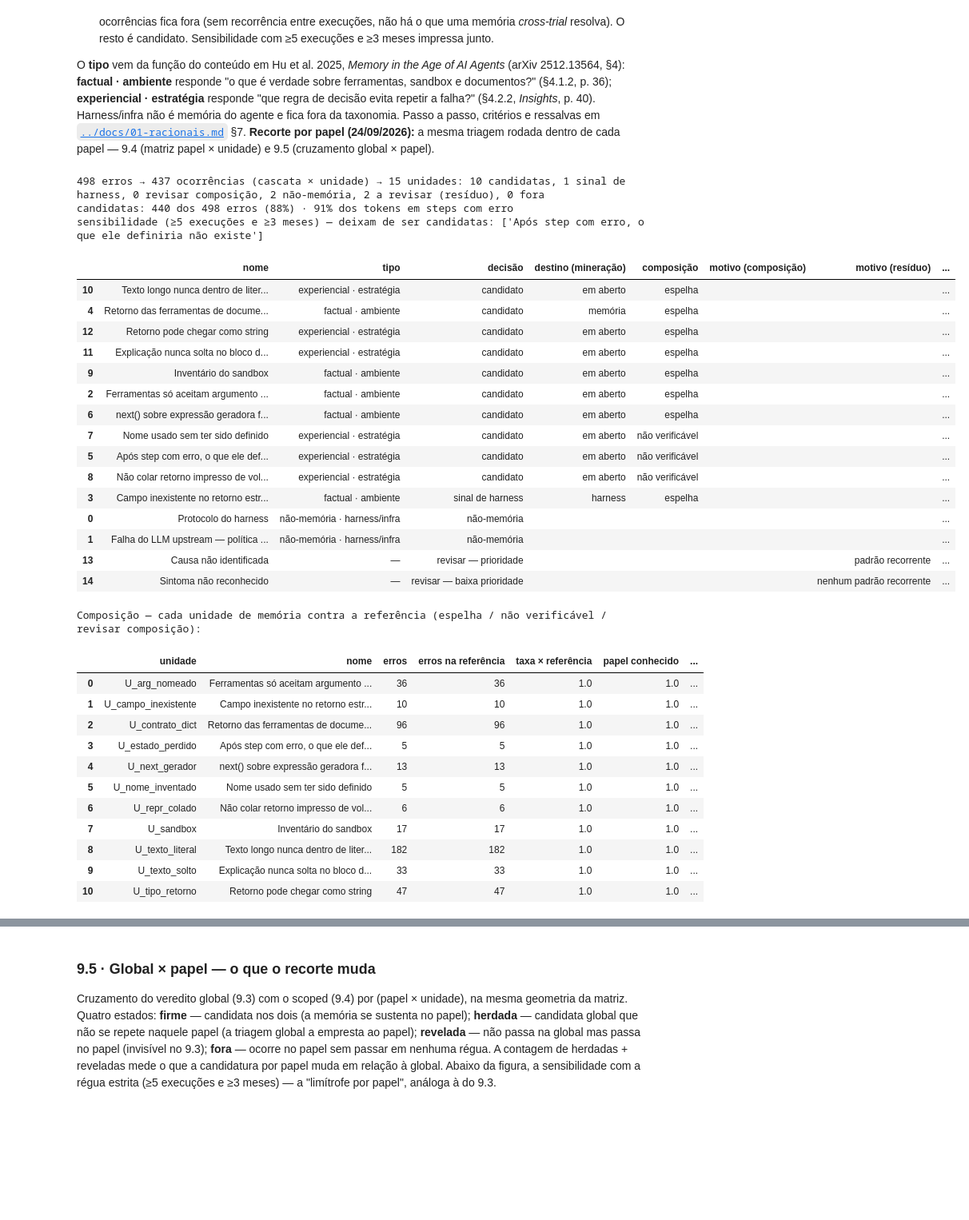
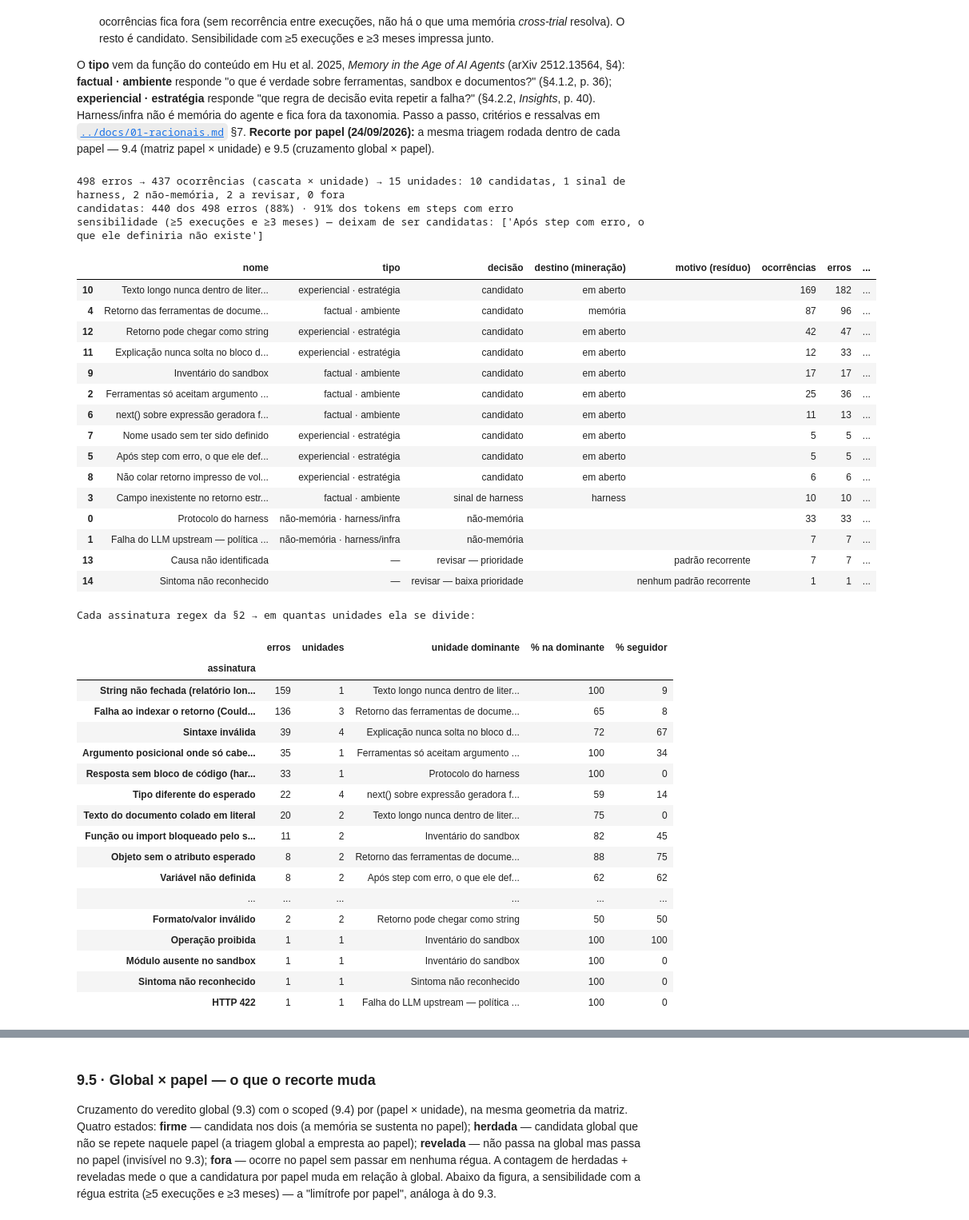
Before and after one commit to rc-ventura/memory_layer_ai_agents, a Jupyter notebook: analysis/2026-09-trace-law-flow/pipeline/analise_trace_esteira_juridica.ipynb, the cells around one changed output, grey strips where cells are left out. Shown at 80% size. Saved outputs shown, nothing was run; the diff lists cells and outputs as text; code cells hidden in the pictures; blank space fills up the shorter version.

```diff
--- a/analysis/2026-09-trace-law-flow/pipeline/analise_trace_esteira_juridica.ipynb
+++ b/analysis/2026-09-trace-law-flow/pipeline/analise_trace_esteira_juridica.ipynb
@@ -1338,12 +1338,7 @@ Do **sintoma** (a `assinatura` regex da §2) à **unidade de memória** (um cont
 O **tipo** vem da função do conteúdo em Hu et al. 2025, *Memory in the Age of AI Agents* (arXiv 2512.13564, §4): **factual · ambiente** responde "o que é verdade sobre ferramentas, sandbox e documentos?" (§4.1.2, p. 36); **experiencial · estratégia** responde "que regra de decisão evita repetir a falha?" (§4.2.2, *Insights*, p. 40). Harness/infra não é memória do agente e fica fora da taxonomia. Passo a passo, critérios e ressalvas em [`../docs/01-racionais.md`](../docs/01-racionais.md) §7. **Recorte por papel (24/09/2026):** a mesma triagem rodada dentro de cada papel — 9.4 (matriz papel × unidade) e 9.5 (cruzamento global × papel).
 # %%
 # 9.2 · Triagem, tabelas e exportação
-# composição (Ajuste 6): cada unidade de memória comparada com a base em que foi validada (referencia/composicao_base1.csv);
-# a que não espelha vai para "revisar composição". Na base 1, comparada consigo mesma, nenhuma cai lá.
-REF = carregar_referencia_composicao()
-assert REF is not None, "falta referencia/composicao_base1.csv — copie-a junto com o base_pipeline.py"
-COMP = comparar_composicao(EU, len(steps), REF)
-T = triagem(EU, n_steps=len(steps), referencia=REF)
+T = triagem(EU)
 TS = triagem(EU, 5, 3)
 ASS = pd.crosstab(EU["assinatura"], EU["unidade"])
 DOM = pd.DataFrame({"erros": ASS.sum(axis=1), "unidades": (ASS > 0).sum(axis=1),
@@ -1356,68 +1351,71 @@ cand = T[T["decisão"] == "candidato"]
 limitrofes = sorted(set(cand["nome"]) - set(TS.loc[TS["decisão"] == "candidato", "nome"]))
 print(f"{len(EU)} erros → {EU['ocorrencia'].nunique()} ocorrências (cascata × unidade) → {len(T)} unidades: "
       f"{len(cand)} candidatas, {(T['decisão'] == SINAL_HARNESS).sum()} sinal de harness, "
-      f"{(T['decisão'] == REVISAR_COMPOSICAO).sum()} revisar composição, {(T['decisão'] == 'não-memória').sum()} não-memória, "
-      f"{T['decisão'].isin([REVISAR_PRIORIDADE, REVISAR_BAIXA]).sum()} a revisar (resíduo), {T['decisão'].str.startswith('fora').sum()} fora")
+      f"{(T['decisão'] == 'não-memória').sum()} não-memória, "
+      f"{T['decisão'].str.startswith('revisar').sum()} a revisar, {T['decisão'].str.startswith('fora').sum()} fora")
 print(f"candidatas: {cand['erros'].sum()} dos {len(EU)} erros ({cand['erros'].sum() / len(EU):.0%}) · "
       f"{cand['tokens'].sum() / EU['tok_tot'].sum():.0%} dos tokens em steps com erro")
 print(f"sensibilidade (≥5 execuções e ≥3 meses) — deixam de ser candidatas: {limitrofes or 'nenhuma'}")
 display(T.drop(columns=["unidade", "assinaturas de origem", "conteúdo proposto"]))
-print("Composição — cada unidade de memória contra a referência (espelha / não verificável / revisar composição):")
-display(COMP)
 print("Cada assinatura regex da §2 → em quantas unidades ela se divide:")
 display(DOM)
 RP = residuo_por_padrao(EU)
 frac_desc = (EU["unidade"] == "X_sintoma_nao_reconhecido").mean()
 print(f"sintoma não reconhecido: {frac_desc:.1%} dos erros · alarme de cobertura em {ALARME_COBERTURA:.0%} → "
       f"{'DISPARADO' if frac_desc > ALARME_COBERTURA else 'não disparado'}")
 print(f"resíduo por padrão de erro — {len(RP)} padrões, {int(RP['passa na recorrência'].sum())} passam na recorrência:")
 display(RP)
 
 import os
 os.makedirs("resultados", exist_ok=True)
 T.to_csv("resultados/candidatos_memoria.csv", index=False)
-COMP.to_csv("resultados/composicao.csv", index=False)
 DOM.to_csv("resultados/triagem_assinaturas.csv")
 RP.to_csv("resultados/residuo_padroes.csv", index=False)
 payoff.to_csv("resultados/payoff_assinaturas.csv")
 rec.to_csv("resultados/reincidencia.csv")
 E.assign(err_msg=E["err_msg"].str.slice(0,400)).to_csv("resultados/erros_classificados.csv", index=False)
 execs.to_csv("resultados/execucoes.csv", index=False)
 (EU.assign(unidade_nome=EU["unidade"].map(lambda u: UNI[u][0]))
    [["exec_id", "role", "mes", "idx", "step", "assinatura", "submecanismo", "unidade", "unidade_nome",
      "seguidor", "cascata", "tok_tot", "padrao"]]
    .to_csv("resultados/erros_mecanismo.csv", index=False))
 print("Exportado para resultados/")
 # %% [output]
-498 erros → 437 ocorrências (cascata × unidade) → 15 unidades: 10 candidatas, 1 sinal de harness, 0 revisar composição, 2 não-memória, 2 a revisar (resíduo), 0 fora
+498 erros → 437 ocorrências (cascata × unidade) → 15 unidades: 10 candidatas, 1 sinal de harness, 2 não-memória, 2 a revisar, 0 fora
 candidatas: 440 dos 498 erros (88%) · 91% dos tokens em steps com erro
 sensibilidade (≥5 execuções e ≥3 meses) — deixam de ser candidatas: ['Após step com erro, o que ele definiria não existe']
-|  | nome | tipo | decisão | destino (mineração) | composição | motivo (composição) | motivo (resíduo) | ... |
-| 10 | Texto longo nunca dentro de liter... | experiencial · estratégia | candidato | em aberto | espelha |  |  | ... |
-| 4 | Retorno das ferramentas de docume... | factual · ambiente | candidato | memória | espelha |  |  | ... |
-| 12 | Retorno pode chegar como string | experiencial · estratégia | candidato | em aberto | espelha |  |  | ... |
-| 11 | Explicação nunca solta no bloco d... | experiencial · estratégia | candidato | em aberto | espelha |  |  | ... |
-| 9 | Inventário do sandbox | factual · ambiente | candidato | em aberto | espelha |  |  | ... |
-| 2 | Ferramentas só aceitam argumento ... | factual · ambiente | candidato | em aberto | espelha |  |  | ... |
-| 6 | next() sobre expressão geradora f... | factual · ambiente | candidato | em aberto | espelha |  |  | ... |
-| 7 | Nome usado sem ter sido definido | experiencial · estratégia | candidato | em aberto | não verificável |  |  | ... |
-| 5 | Após step com erro, o que ele def... | experiencial · estratégia | candidato | em aberto | não verificável |  |  | ... |
-| 8 | Não colar retorno impresso de vol... | experiencial · estratégia | candidato | em aberto | não verificável |  |  | ... |
-| 3 | Campo inexistente no retorno estr... | factual · ambiente | sinal de harness | harness | espelha |  |  | ... |
-| 0 | Protocolo do harness | não-memória · harness/infra | não-memória |  |  |  |  | ... |
-| 1 | Falha do LLM upstream — política ... | não-memória · harness/infra | não-memória |  |  |  |  | ... |
-| 13 | Causa não identificada | — | revisar — prioridade |  |  |  | padrão recorrente | ... |
-| 14 | Sintoma não reconhecido | — | revisar — baixa prioridade |  |  |  | nenhum padrão recorrente | ... |
+|  | nome | tipo | decisão | destino (mineração) | motivo (resíduo) | ocorrências | erros | ... |
+| 10 | Texto longo nunca dentro de liter... | experiencial · estratégia | candidato | em aberto |  | 169 | 182 | ... |
+| 4 | Retorno das ferramentas de docume... | factual · ambiente | candidato | memória |  | 87 | 96 | ... |
+| 12 | Retorno pode chegar como string | experiencial · estratégia | candidato | em aberto |  | 42 | 47 | ... |
+| 11 | Explicação nunca solta no bloco d... | experiencial · estratégia | candidato | em aberto |  | 12 | 33 | ... |
+| 9 | Inventário do sandbox | factual · ambiente | candidato | em aberto |  | 17 | 17 | ... |
+| 2 | Ferramentas só aceitam argumento ... | factual · ambiente | candidato | em aberto |  | 25 | 36 | ... |
+| 6 | next() sobre expressão geradora f... | factual · ambiente | candidato | em aberto |  | 11 | 13 | ... |
+| 7 | Nome usado sem ter sido definido | experiencial · estratégia | candidato | em aberto |  | 5 | 5 | ... |
+| 5 | Após step com erro, o que ele def... | experiencial · estratégia | candidato | em aberto |  | 5 | 5 | ... |
+| 8 | Não colar retorno impresso de vol... | experiencial · estratégia | candidato | em aberto |  | 6 | 6 | ... |
+| 3 | Campo inexistente no retorno estr... | factual · ambiente | sinal de harness | harness |  | 10 | 10 | ... |
+| 0 | Protocolo do harness | não-memória · harness/infra | não-memória |  |  | 33 | 33 | ... |
+| 1 | Falha do LLM upstream — política ... | não-memória · harness/infra | não-memória |  |  | 7 | 7 | ... |
+| 13 | Causa não identificada | — | revisar — prioridade |  | padrão recorrente | 7 | 7 | ... |
+| 14 | Sintoma não reconhecido | — | revisar — baixa prioridade |  | nenhum padrão recorrente | 1 | 1 | ... |
-Composição — cada unidade de memória contra a referência (espelha / não verificável / revisar composição):
+Cada assinatura regex da §2 → em quantas unidades ela se divide:
-|  | unidade | nome | erros | erros na referência | taxa × referência | papel conhecido | ... |
-| 0 | U_arg_nomeado | Ferramentas só aceitam argumento ... | 36 | 36 | 1.0 | 1.0 | ... |
-| 1 | U_campo_inexistente | Campo inexistente no retorno estr... | 10 | 10 | 1.0 | 1.0 | ... |
-| 2 | U_contrato_dict | Retorno das ferramentas de docume... | 96 | 96 | 1.0 | 1.0 | ... |
-| 3 | U_estado_perdido | Após step com erro, o que ele def... | 5 | 5 | 1.0 | 1.0 | ... |
-| 4 | U_next_gerador | next() sobre expressão geradora f... | 13 | 13 | 1.0 | 1.0 | ... |
-| 5 | U_nome_inventado | Nome usado sem ter sido definido | 5 | 5 | 1.0 | 1.0 | ... |
-| 6 | U_repr_colado | Não colar retorno impresso de vol... | 6 | 6 | 1.0 | 1.0 | ... |
-| 7 | U_sandbox | Inventário do sandbox | 17 | 17 | 1.0 | 1.0 | ... |
-| 8 | U_texto_literal | Texto longo nunca dentro de liter... | 182 | 182 | 1.0 | 1.0 | ... |
-| 9 | U_texto_solto | Explicação nunca solta no bloco d... | 33 | 33 | 1.0 | 1.0 | ... |
-| 10 | U_tipo_retorno | Retorno pode chegar como string | 47 | 47 | 1.0 | 1.0 | ... |
+|  | erros | unidades | unidade dominante | % na dominante | % seguidor |
+| assinatura |  |  |  |  |  |
+| String não fechada (relatório lon... | 159 | 1 | Texto longo nunca dentro de liter... | 100 | 9 |
+| Falha ao indexar o retorno (Could... | 136 | 3 | Retorno das ferramentas de docume... | 65 | 8 |
+| Sintaxe inválida | 39 | 4 | Explicação nunca solta no bloco d... | 72 | 67 |
+| Argumento posicional onde só cabe... | 35 | 1 | Ferramentas só aceitam argumento ... | 100 | 34 |
+| Resposta sem bloco de código (har... | 33 | 1 | Protocolo do harness | 100 | 0 |
+| Tipo diferente do esperado | 22 | 4 | next() sobre expressão geradora f... | 59 | 14 |
+| Texto do documento colado em literal | 20 | 2 | Texto longo nunca dentro de liter... | 75 | 0 |
+| Função ou import bloqueado pelo s... | 11 | 2 | Inventário do sandbox | 82 | 45 |
+| Objeto sem o atributo esperado | 8 | 2 | Retorno das ferramentas de docume... | 88 | 75 |
+| Variável não definida | 8 | 2 | Após step com erro, o que ele def... | 62 | 62 |
+| ... | ... | ... | ... | ... | ... |
+| Formato/valor inválido | 2 | 2 | Retorno pode chegar como string | 50 | 50 |
+| Operação proibida | 1 | 1 | Inventário do sandbox | 100 | 100 |
+| Módulo ausente no sandbox | 1 | 1 | Inventário do sandbox | 100 | 0 |
+| Sintoma não reconhecido | 1 | 1 | Sintoma não reconhecido | 100 | 0 |
+| HTTP 422 | 1 | 1 | Falha do LLM upstream — política ... | 100 | 0 |
```
Also changed, not shown: parts of 4 cells of this notebook, 10 other files.
